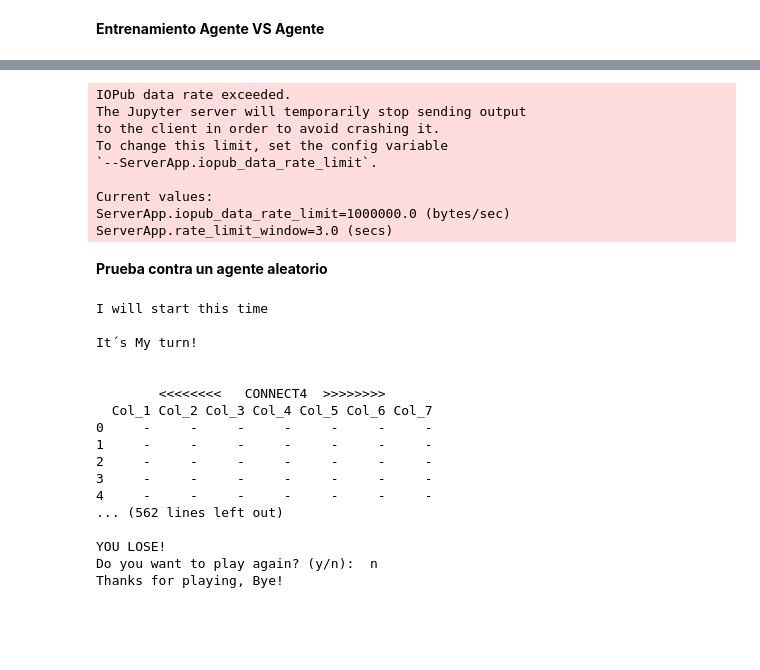
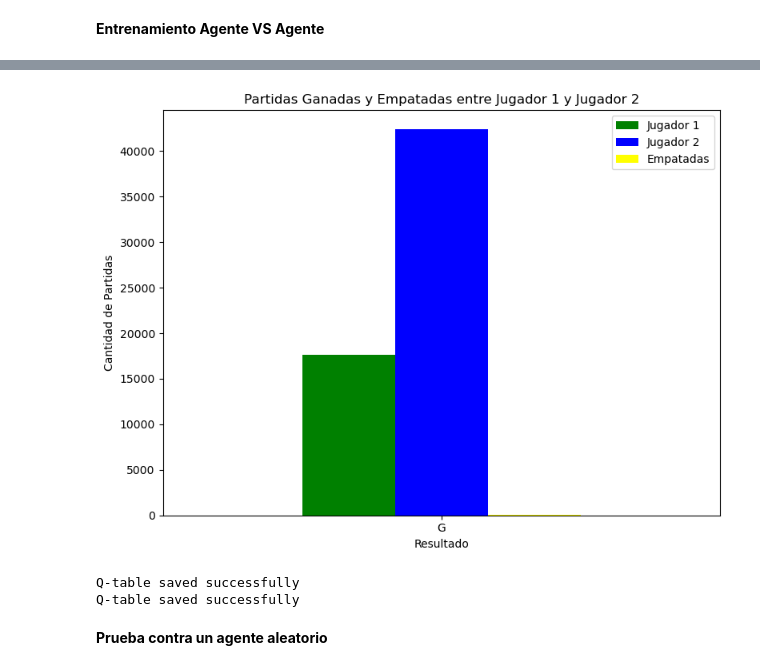
Before and after one commit to julianricom1/Connect4, a Jupyter notebook: Training.ipynb, the cells around one changed output, grey strips where cells are left out. Cells and saved outputs as stored; diff of their text form; code cells hidden in the pictures; blank space fills up the shorter version.

Commit message:
se entrena el agente

```diff
--- a/Training.ipynb
+++ b/Training.ipynb
@@ -168,11 +234,8 @@ class PlayerVsAgent(Game):
 # %%
 tablero = Board.Connect4Board()
 
-# agente = Agent.Agent(tablero, "O")
-# otroAgente = Agent.Agent(tablero, "X")
-# juego = AgentVsAgent(tablero, agente, otroAgente, epochs = 30)
-
-
-agenteCarga = Agent.Agent(tablero, "O", filename = 'Q_Table_A1_v1')
-juego = PlayerVsAgent(tablero,agenteCarga)
+agente = Agent.Agent(tablero, "O",epsilon=0.9,alpha=0.8,gamma=2)
+otroAgente = Agent.Agent(tablero, "X")
+juego = AgentVsAgent(tablero, agente, otroAgente, epochs = 60000)
+juego.play(plot_result=False)
 # %% [output]
@@ -180,31 +259,5 @@ Q_Table_A1_v1
+[figure, added]
-IOPub data rate exceeded.
-The Jupyter server will temporarily stop sending output
-to the client in order to avoid crashing it.
-To change this limit, set the config variable
-`--ServerApp.iopub_data_rate_limit`.
-
-Current values:
-ServerApp.iopub_data_rate_limit=1000000.0 (bytes/sec)
-ServerApp.rate_limit_window=3.0 (secs)
+Q-table saved successfully
+Q-table saved successfully
 # %% [markdown]
 **Prueba contra un agente aleatorio**
-# %%
-juego.play()
-# %% [output]
-I will start this time
-
-It´s My turn!
-
-
-        <<<<<<<<   CONNECT4  >>>>>>>>
-  Col_1 Col_2 Col_3 Col_4 Col_5 Col_6 Col_7
-0     -     -     -     -     -     -     -
-1     -     -     -     -     -     -     -
-2     -     -     -     -     -     -     -
-3     -     -     -     -     -     -     -
-4     -     -     -     -     -     -     -
-... (562 lines left out)
-
-YOU LOSE!
-Do you want to play again? (y/n):  n
-Thanks for playing, Bye!
```
Also changed, not shown: parts of 8 cells of this notebook, 6 other files.
